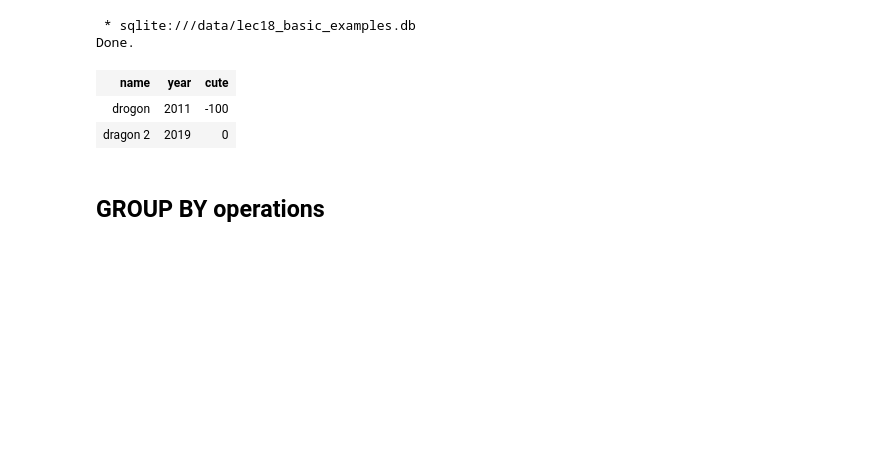
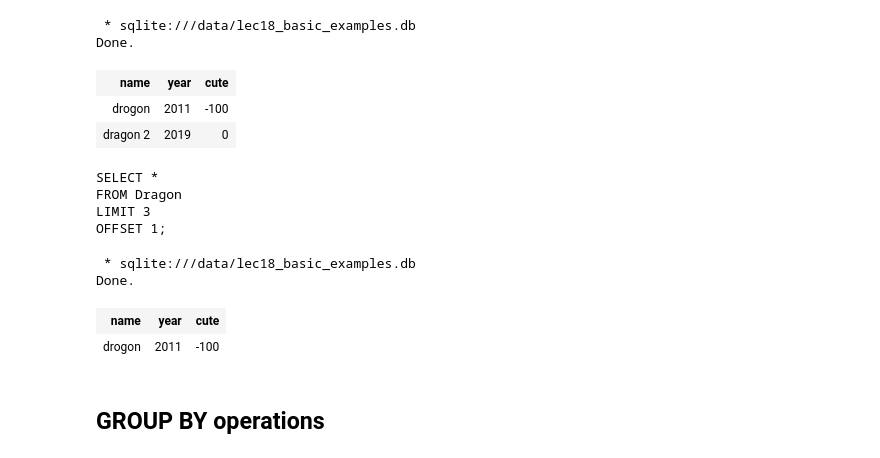
Before and after one commit to DS-100/fa22, a Jupyter notebook: lec/lec20/lec20.ipynb, the cells around one changed output. Cells and saved outputs as stored; diff of their text form; code cells hidden in the pictures; blank space fills up the shorter version.

```diff
--- a/lec/lec20/lec20.ipynb
+++ b/lec/lec20/lec20.ipynb
@@ -248,6 +255,27 @@ Done.
 | name | year | cute |
 | drogon | 2011 | -100 |
 | dragon 2 | 2019 | 0 |
+# %%
+query = """
+SELECT *
+FROM Dragon
+LIMIT {limit}
+OFFSET 1;
+"""
+print(query.format(limit=3))
+# %% [output]
+SELECT *
+FROM Dragon
+LIMIT 3
+OFFSET 1;
+# %%
+%%sql
+{query.format(limit=1)}
+# %% [output]
+ * sqlite:///data/lec18_basic_examples.db
+Done.
+| name | year | cute |
+| drogon | 2011 | -100 |
 # %% [markdown]
 ## GROUP BY operations
 # %%
```
Also changed, not shown: parts of 4 cells of this notebook, 3 other files.
